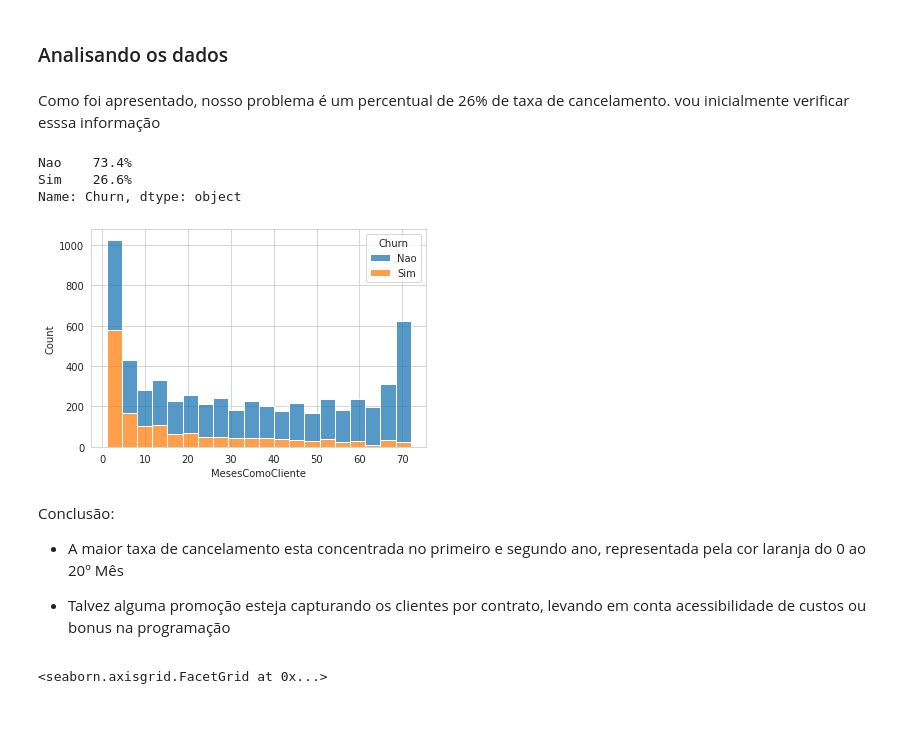
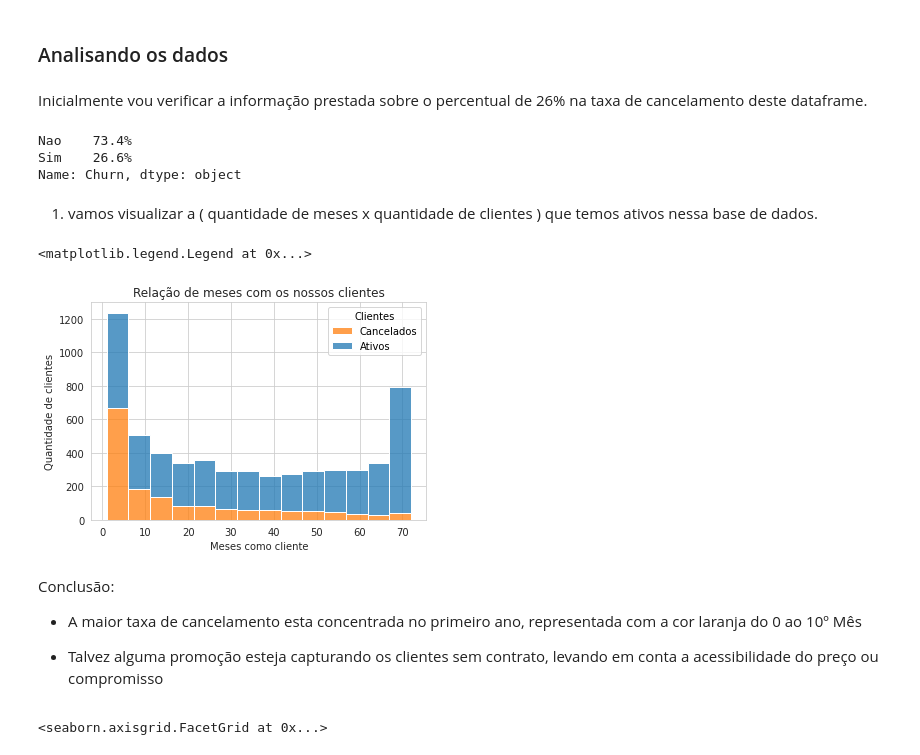
Before and after one commit to juliopk543/EDA_and_visualization, a Jupyter notebook: 3- EDA_Clients_Telecom/Eda_telecom_ipynb (3).ipynb, the cells around one changed output. Saved outputs shown, nothing was run; the diff lists cells and outputs as text; code cells hidden in the pictures; blank space fills up the shorter version.

Commit message:
Encontrando suposta indicação para o abandono de clientes com o servico mensal sem assistencia tecnica

```diff
--- a/3- EDA_Clients_Telecom/Eda_telecom_ipynb (2).ipynb
+++ b/3- EDA_Clients_Telecom/Eda_telecom_ipynb (3).ipynb
@@ -117,8 +118,8 @@ dtypes: float64(2), int64(2), object(17)
 memory usage: 1.0+ MB
 # %% [markdown]
 ### Analisando os dados
-# %% [markdown]
-Como foi apresentado, nosso problema é um percentual de 26% de taxa de cancelamento. vou inicialmente verificar esssa informação
+# %% [markdown]
+Inicialmente vou verificar a informação prestada sobre o percentual de 26% na taxa de cancelamento deste dataframe.
 # %%
 #df['Churn'].value_counts()
 df['Churn'].value_counts(normalize=True).map('{:.1%}'.format)
@@ -126,15 +127,26 @@ df['Churn'].value_counts(normalize=True).map('{:.1%}'.format)
 Nao    73.4%
 Sim    26.6%
 Name: Churn, dtype: object
+# %% [markdown]
+1. vamos visualizar a ( quantidade de meses x quantidade de clientes ) que temos ativos nessa base de dados.
 # %%
 with sns.axes_style('whitegrid'):
-  grafico = sns.histplot(df, x="MesesComoCliente", hue="Churn", multiple='stack', bins=20)
+  grafico = sns.histplot(df, x="MesesComoCliente", hue="Churn", multiple='stack')
+
+  grafico.set(
+      title = 'Relação de meses com os nossos clientes',
+      xlabel = 'Meses como cliente',
+      ylabel = 'Quantidade de clientes'
+  )
+
+plt.legend(title='Clientes', labels=['Cancelados', 'Ativos'])
 # %% [output]
+<matplotlib.legend.Legend at 0x...>
-[figure, old version]
+[figure, new version]
 # %% [markdown]
 Conclusão:
 
-* A maior taxa de cancelamento esta concentrada no primeiro e segundo ano, representada pela cor laranja do 0 ao 20º Mês
+* A maior taxa de cancelamento esta concentrada no primeiro ano, representada com a cor laranja do 0 ao 10º Mês
 
-* Talvez alguma promoção esteja capturando os clientes por contrato, levando em conta acessibilidade de custos ou bonus na programação
+* Talvez alguma promoção esteja capturando os clientes sem contrato, levando em conta a acessibilidade do preço ou compromisso
 # %%
```
Also changed, not shown: parts of 11 cells of this notebook.
